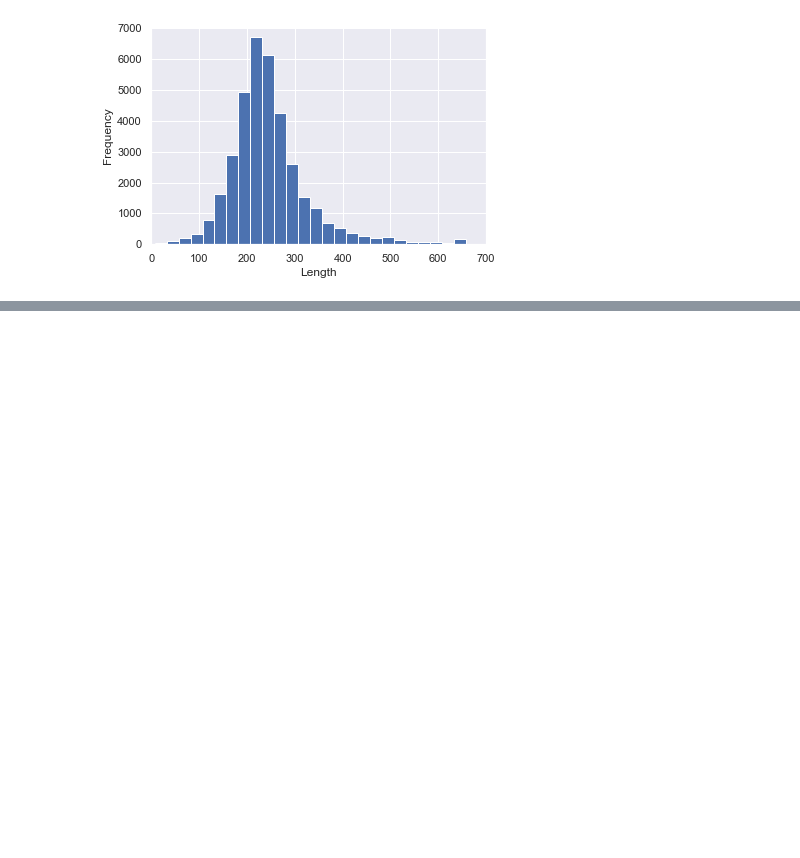
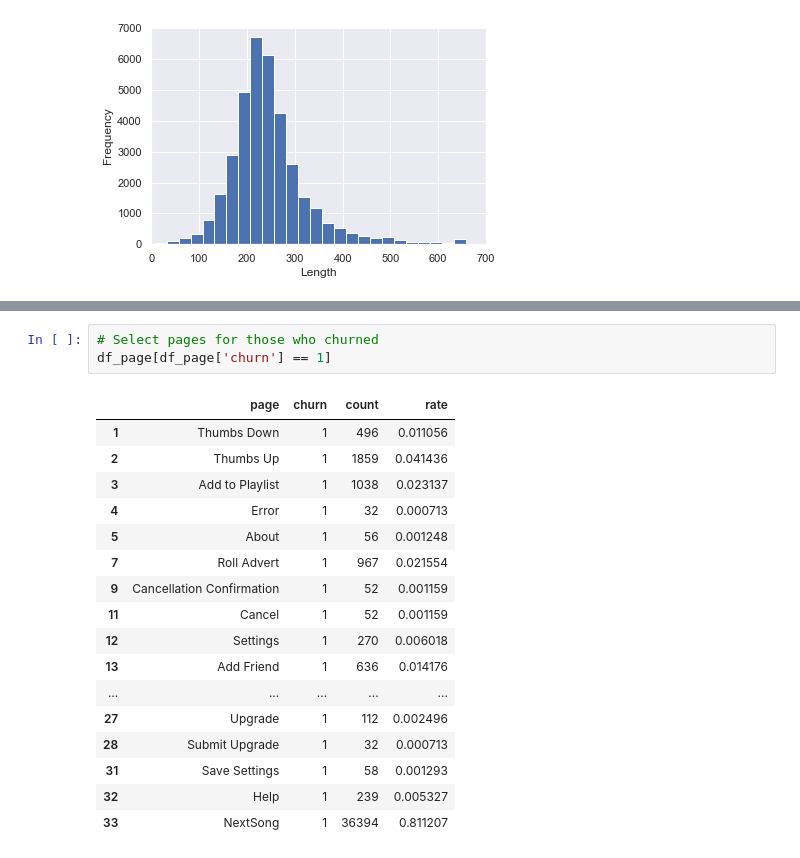
Before and after one commit to Nima-Sayyah/Sparkify, a Jupyter notebook: Sparkify.ipynb, the cells around one changed output, grey strips where cells are left out. Drawn from its saved outputs; the diff is of its cells as text; blank space fills up the shorter version.

```diff
--- a/Sparkify.ipynb
+++ b/Sparkify.ipynb
@@ -699,0 +676,21 @@ df_page['rate'] = np.where(
+# %%
+# Select pages for those who churned
+df_page[df_page['churn'] == 1]
+# %% [output]
+|  | page | churn | count | rate |
+| 1 | Thumbs Down | 1 | 496 | 0.011056 |
+| 2 | Thumbs Up | 1 | 1859 | 0.041436 |
+| 3 | Add to Playlist | 1 | 1038 | 0.023137 |
+| 4 | Error | 1 | 32 | 0.000713 |
+| 5 | About | 1 | 56 | 0.001248 |
+| 7 | Roll Advert | 1 | 967 | 0.021554 |
+| 9 | Cancellation Confirmation | 1 | 52 | 0.001159 |
+| 11 | Cancel | 1 | 52 | 0.001159 |
+| 12 | Settings | 1 | 270 | 0.006018 |
+| 13 | Add Friend | 1 | 636 | 0.014176 |
+| ... | ... | ... | ... | ... |
+| 27 | Upgrade | 1 | 112 | 0.002496 |
+| 28 | Submit Upgrade | 1 | 32 | 0.000713 |
+| 31 | Save Settings | 1 | 58 | 0.001293 |
+| 32 | Help | 1 | 239 | 0.005327 |
+| 33 | NextSong | 1 | 36394 | 0.811207 |
```
Also changed, not shown: parts of 52 cells of this notebook.
